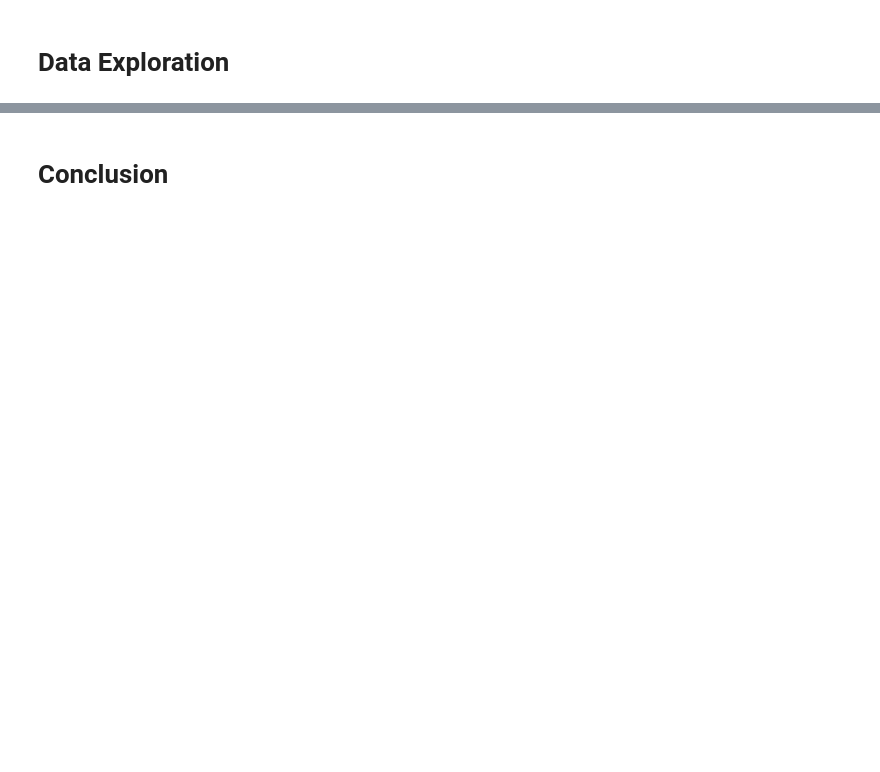
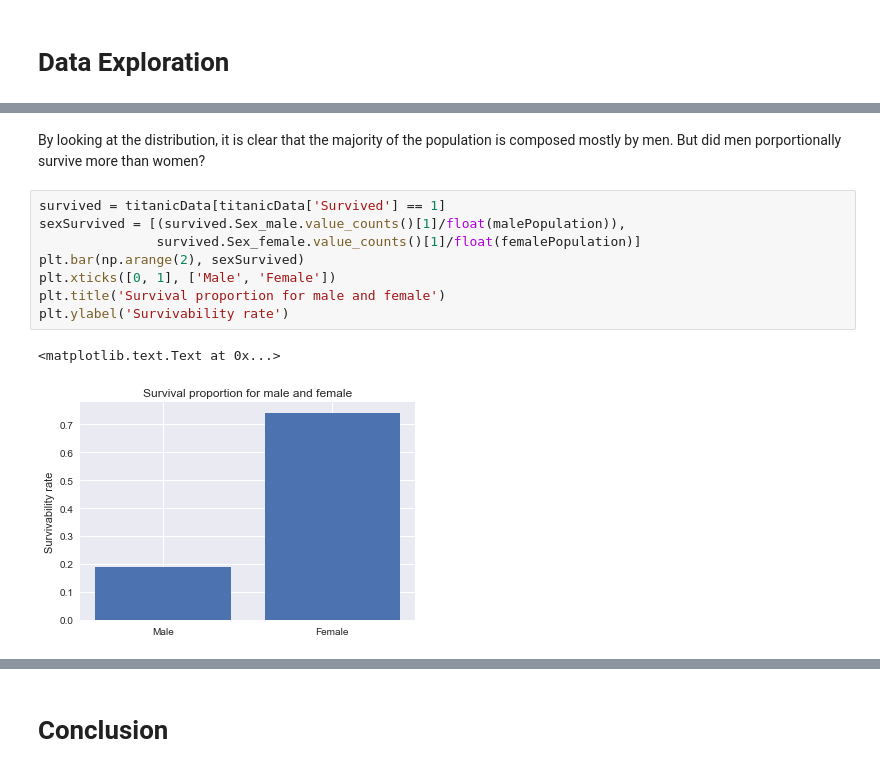
Before and after one commit to fireis/data-analyst, a Jupyter notebook: projects/investigate_dataset/InvestigateDatasetReport.ipynb, the cells around one changed output, grey strips where cells are left out. Saved outputs shown, nothing was run; the diff lists cells and outputs as text; blank space fills up the shorter version.

```diff
--- a/projects/investigate_dataset/InvestigateDatasetReport.ipynb
+++ b/projects/investigate_dataset/InvestigateDatasetReport.ipynb
@@ -121,0 +127,13 @@ dtype: int64
+# %% [markdown]
+By looking at the distribution, it is clear that the majority of the population is composed mostly by men. But did men porportionally survive more than women?
+# %%
+survived = titanicData[titanicData['Survived'] == 1]
+sexSurvived = [(survived.Sex_male.value_counts()[1]/float(malePopulation)),
+               survived.Sex_female.value_counts()[1]/float(femalePopulation)]
+plt.bar(np.arange(2), sexSurvived)
+plt.xticks([0, 1], ['Male', 'Female'])
+plt.title('Survival proportion for male and female')
+plt.ylabel('Survivability rate')
+# %% [output]
+<matplotlib.text.Text at 0x...>
+[figure, added]
```
Also changed, not shown: parts of 38 cells of this notebook.
